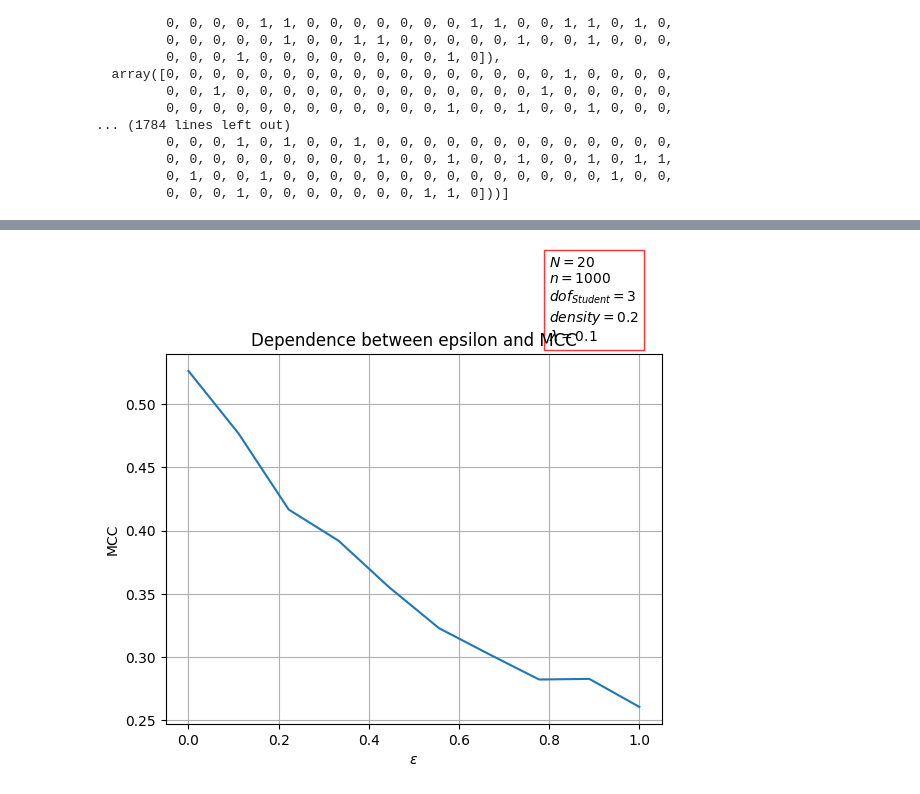
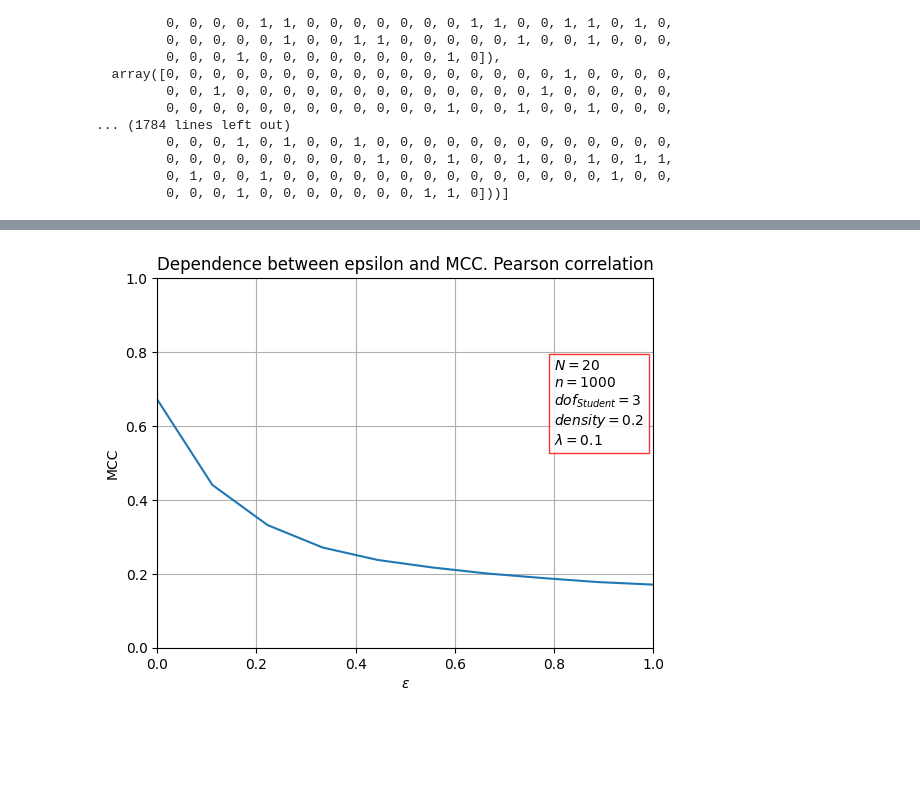
Before and after one commit to cofofprom/GGMS_framework, a Jupyter notebook: pipelines/glasso_robust.ipynb, the cells around one changed output, grey strips where cells are left out. Saved outputs shown, nothing was run; the diff lists cells and outputs as text; code cells hidden in the pictures; blank space fills up the shorter version.

```diff
--- a/pipelines/glasso_robust.ipynb
+++ b/pipelines/glasso_robust.ipynb
@@ -114,7 +114,7 @@ def get_covariance_from(corr_mat, variances):
     return D @ pearson_corr @ D
 
 def pearson_cov_estim(data):
-    return EmpiricalCovariance(data, assume_centered=True, store_precision=False).fit(data).covariance_
+    return EmpiricalCovariance(assume_centered=True, store_precision=False).fit(data).covariance_
 
 def kendall_cov_estim(data):
     corr_mat = kendall_corr_mat(data)
@@ -131,11 +131,11 @@ def fechner_cov_estim(data):
 # Parameters
 # %%
 N = 20
-S_obs = 10
-S_sg = 10
+S_obs = 50
+S_sg = 100
 reg_param = 0.1
 eps_list = np.linspace(0, 1, num=10)
-n = 1000
+n = 100
 density = 0.2
 t_dof = 3
 glasso_max_iter=500
@@ -150,5 +150,5 @@ with open(f'PREGEN_{S_sg}_models.bin', 'wb') as f:
 # %%
-experiment_data = run_experiments(S_sg, S_obs, N, density, reg_param, eps_list, n, t_dof, glasso_max_iter, fechner_cov_estim)
+experiment_data = run_experiments(S_sg, S_obs, N, density, reg_param, eps_list, n, t_dof, glasso_max_iter, pearson_cov_estim)
 # %%
 experiment_data[0]
 # %% [output]
@@ -213,10 +213,12 @@ y = apply_metric(experiment_data, eps_list, matthews_corrcoef)
 # %%
 plt.plot(x, y)
 plt.text(0.8, 0.55, "$N=20$\n$n=1000$\n$dof_{Student}=3$\n$density=0.2$\n$\lambda=0.1$", bbox=dict(facecolor='white', edgecolor='red', alpha=0.8))
-plt.title("Dependence between epsilon and MCC")
+plt.title("Dependence between epsilon and MCC. Pearson correlation")
 plt.xlabel('$\epsilon$')
 plt.ylabel('MCC')
+plt.xlim(0, 1)
+plt.ylim(0, 1)
 plt.grid()
 plt.show()
 # %% [output]
-[figure, old version]
+[figure, new version]
```
Also changed, not shown: parts of 4 cells of this notebook.
